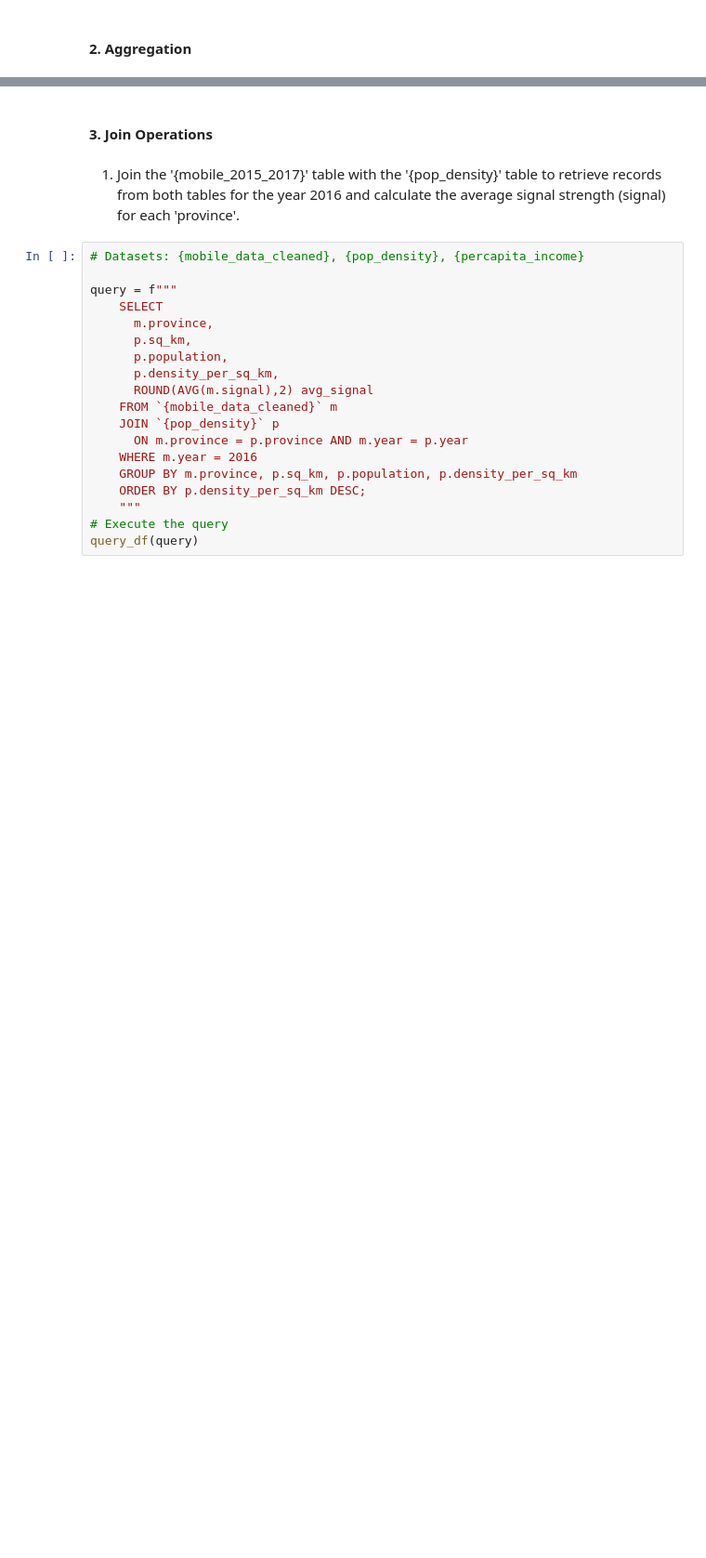
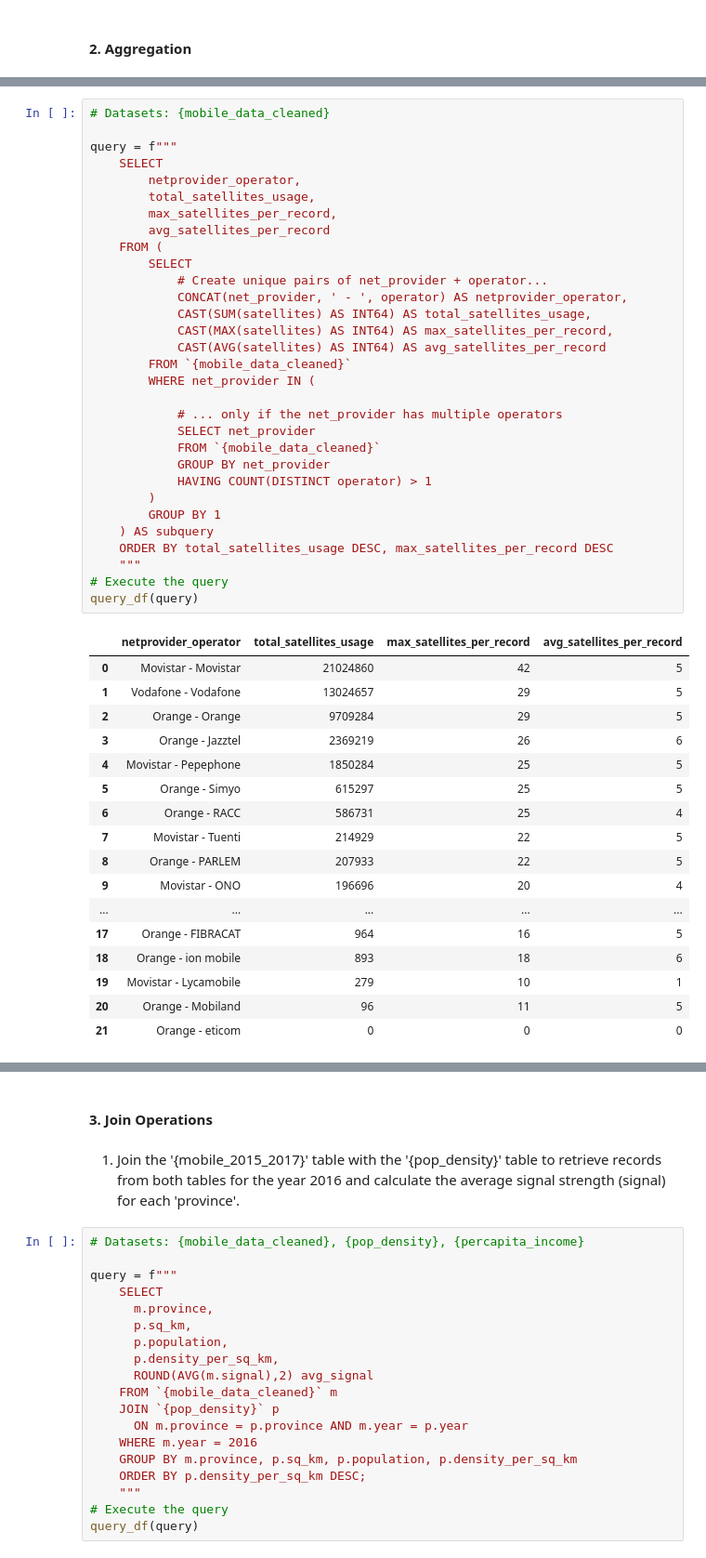
Before and after one commit to alleida23/Catalonian_Mobile_Coverage_2015_2017, a Jupyter notebook: 3. Mastering SQL Queries with BigQuery - Data Exploration and Analysis.ipynb, the cells around one changed output, grey strips where cells are left out. Shown at 93% size. Drawn from its saved outputs; the diff is of its cells as text; blank space fills up the shorter version.

```diff
--- a/3. Mastering SQL Queries with BigQuery - Data Exploration and Analysis.ipynb
+++ b/3. Mastering SQL Queries with BigQuery - Data Exploration and Analysis.ipynb
@@ -452,0 +560,49 @@ query_df(query)
+# %%
+# Datasets: {mobile_data_cleaned}
+
+query = f"""
+    SELECT
+        netprovider_operator,
+        total_satellites_usage,
+        max_satellites_per_record,
+        avg_satellites_per_record
+    FROM (
+        SELECT
+            # Create unique pairs of net_provider + operator...
+            CONCAT(net_provider, ' - ', operator) AS netprovider_operator,
+            CAST(SUM(satellites) AS INT64) AS total_satellites_usage,
+            CAST(MAX(satellites) AS INT64) AS max_satellites_per_record,
+            CAST(AVG(satellites) AS INT64) AS avg_satellites_per_record
+        FROM `{mobile_data_cleaned}`
+        WHERE net_provider IN (
+
+            # ... only if the net_provider has multiple operators
+            SELECT net_provider
+            FROM `{mobile_data_cleaned}`
+            GROUP BY net_provider
+            HAVING COUNT(DISTINCT operator) > 1
+        )
+        GROUP BY 1
+    ) AS subquery
+    ORDER BY total_satellites_usage DESC, max_satellites_per_record DESC
+    """
+# Execute the query
+query_df(query)
+# %% [output]
+|  | netprovider_operator | total_satellites_usage | max_satellites_per_record | avg_satellites_per_record |
+| 0 | Movistar - Movistar | 21024860 | 42 | 5 |
+| 1 | Vodafone - Vodafone | 13024657 | 29 | 5 |
+| 2 | Orange - Orange | 9709284 | 29 | 5 |
+| 3 | Orange - Jazztel | 2369219 | 26 | 6 |
+| 4 | Movistar - Pepephone | 1850284 | 25 | 5 |
+| 5 | Orange - Simyo | 615297 | 25 | 5 |
+| 6 | Orange - RACC | 586731 | 25 | 4 |
+| 7 | Movistar - Tuenti | 214929 | 22 | 5 |
+| 8 | Orange - PARLEM | 207933 | 22 | 5 |
+| 9 | Movistar - ONO | 196696 | 20 | 4 |
+| ... | ... | ... | ... | ... |
+| 17 | Orange - FIBRACAT | 964 | 16 | 5 |
+| 18 | Orange - ion mobile | 893 | 18 | 6 |
+| 19 | Movistar - Lycamobile | 279 | 10 | 1 |
+| 20 | Orange - Mobiland | 96 | 11 | 5 |
+| 21 | Orange - eticom | 0 | 0 | 0 |
```
Also changed, not shown: parts of 31 cells of this notebook.
